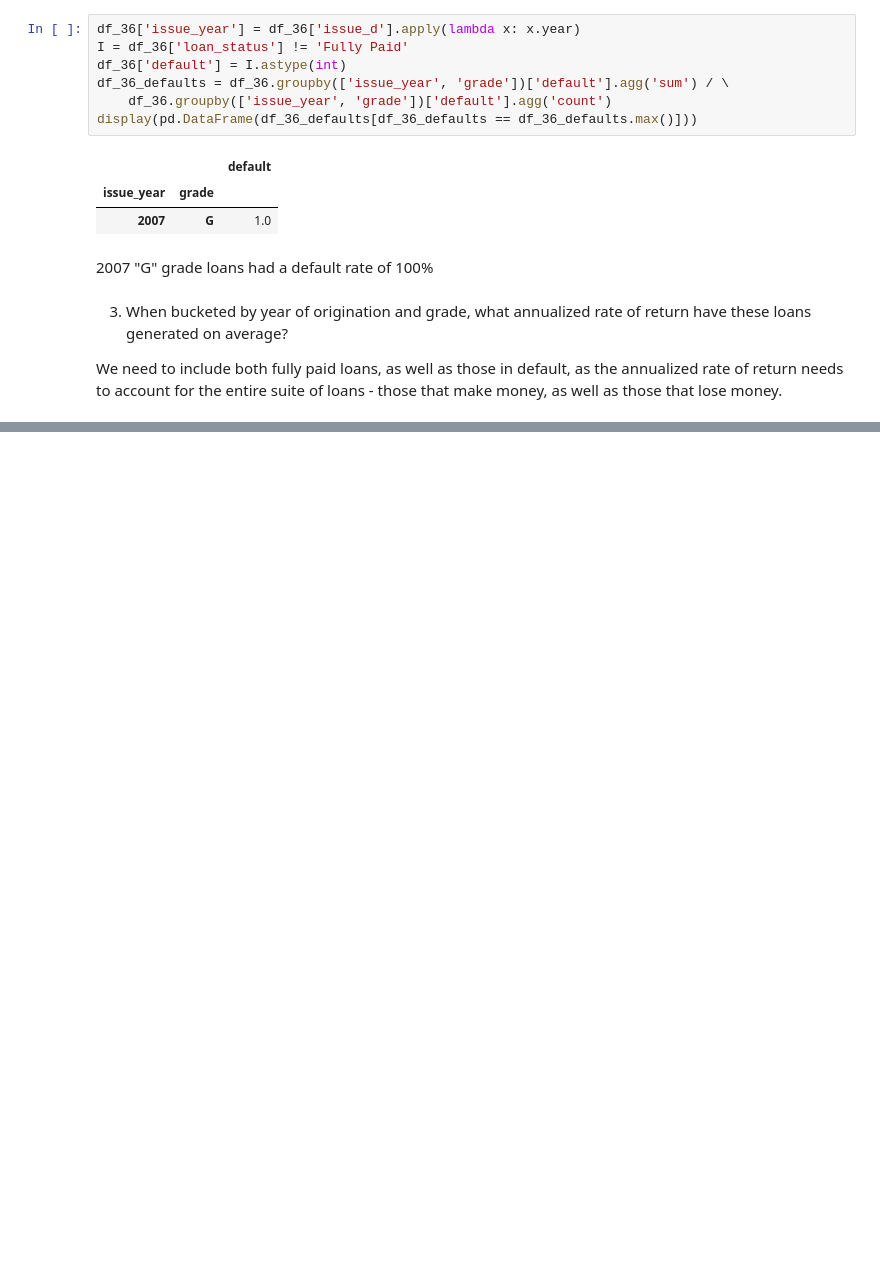
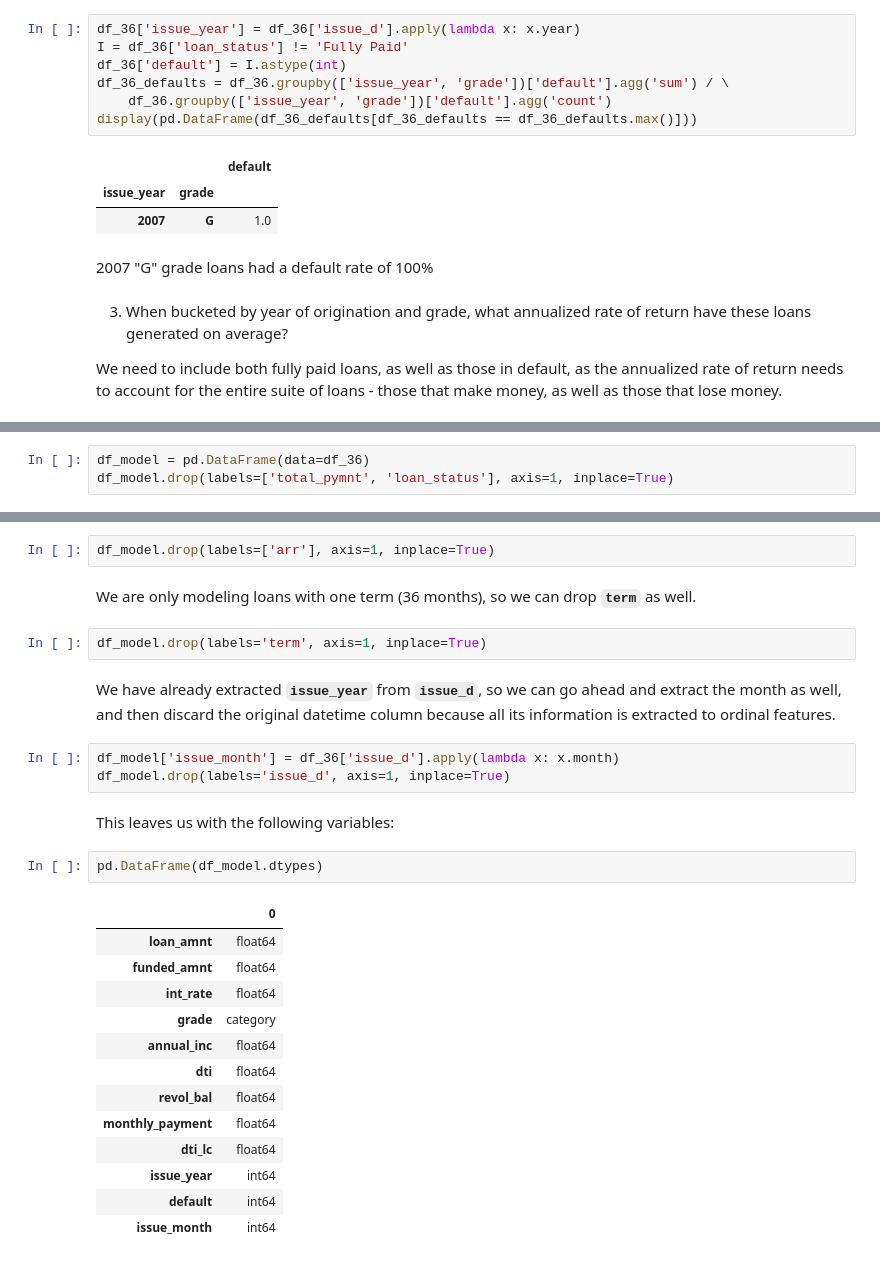
Before and after one commit to ryanpeabody/bx-data-science, a Jupyter notebook: lending-club-analysis.ipynb, the cells around one changed output, grey strips where cells are left out. Saved outputs shown, nothing was run; the diff lists cells and outputs as text; blank space fills up the shorter version.

```diff
--- a/lending-club-analysis.ipynb
+++ b/lending-club-analysis.ipynb
@@ -548,0 +536,3 @@ Overall average annualized rate of return: 0.0009150568548158219
+# %%
+df_model = pd.DataFrame(data=df_36)
+df_model.drop(labels=['total_pymnt', 'loan_status'], axis=1, inplace=True)
@@ -548,0 +541,29 @@ Overall average annualized rate of return: 0.0009150568548158219
+# %%
+df_model.drop(labels=['arr'], axis=1, inplace=True)
+# %% [markdown]
+We are only modeling loans with one term (36 months), so we can drop **`term`** as well.
+# %%
+df_model.drop(labels='term', axis=1, inplace=True)
+# %% [markdown]
+We have already extracted **`issue_year`** from **`issue_d`**, so we can go ahead and extract the month as well, and then discard the original datetime column because all its information is extracted to ordinal features.
+# %%
+df_model['issue_month'] = df_36['issue_d'].apply(lambda x: x.month)
+df_model.drop(labels='issue_d', axis=1, inplace=True)
+# %% [markdown]
+This leaves us with the following variables:
+# %%
+pd.DataFrame(df_model.dtypes)
+# %% [output]
+|  | 0 |
+| loan_amnt | float64 |
+| funded_amnt | float64 |
+| int_rate | float64 |
+| grade | category |
+| annual_inc | float64 |
+| dti | float64 |
+| revol_bal | float64 |
+| monthly_payment | float64 |
+| dti_lc | float64 |
+| issue_year | int64 |
+| default | int64 |
+| issue_month | int64 |
```
Also changed, not shown: parts of 22 cells of this notebook.
